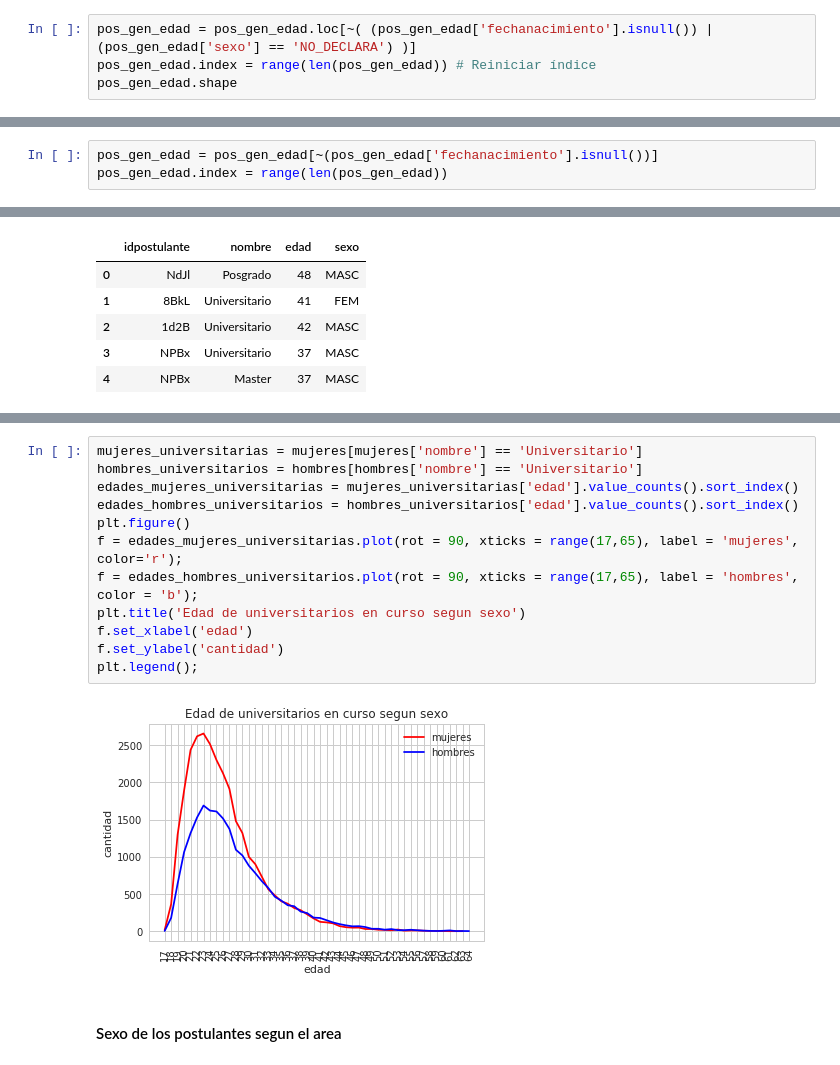
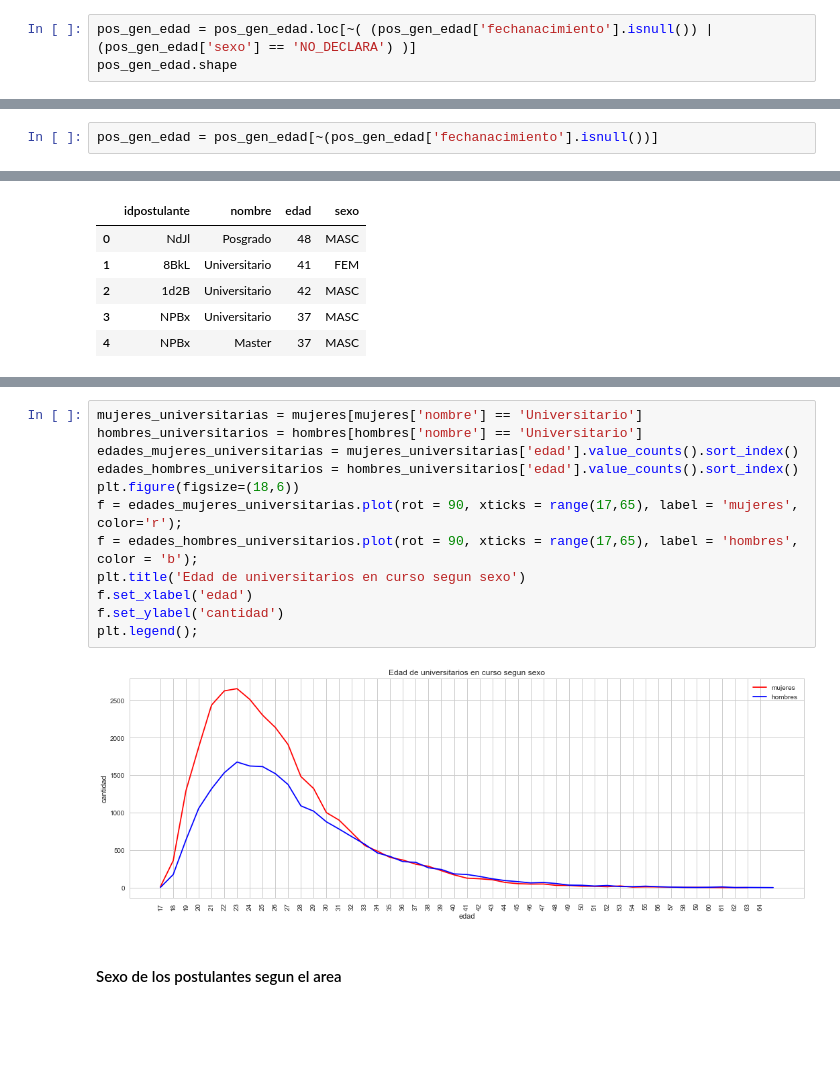
Before and after one commit to FrancoLiberali/tp1-orga-datos-1c2018, a Jupyter notebook: AnalisisExplorario.ipynb, the cells around one changed output, grey strips where cells are left out. Saved outputs shown, nothing was run; the diff lists cells and outputs as text; blank space fills up the shorter version.

```diff
--- a/AnalisisExplorario.ipynb
+++ b/AnalisisExplorario.ipynb
@@ -140,7 +140,6 @@ Registros incompletos: 1072 (0.01 %)
 Como podemos ver, hay algunos registros vacíos y algunos registros incompletos. Ya que estos registros solamente el 0,3 % de los datos procedemos a eliminarlos.
 # %%
 pos_gen_edad = pos_gen_edad.loc[~( (pos_gen_edad['fechanacimiento'].isnull()) | (pos_gen_edad['sexo'] == 'NO_DECLARA') )]
-pos_gen_edad.index = range(len(pos_gen_edad)) # Reiniciar índice
 pos_gen_edad.shape
 # %% [output]
 (195693, 3)
@@ -164,7 +163,6 @@ memory usage: 3.2+ MB
 Observamos que hay 7 registros que luego de ser convertidos a fecha dieron como resultado null. Esto puede haberse debido a que la fecha estaba en formato incorrecto u otro error. Nuevamente son muy pocos registros por lo que procederemos a eliminarlos.
 # %%
 pos_gen_edad = pos_gen_edad[~(pos_gen_edad['fechanacimiento'].isnull())]
-pos_gen_edad.index = range(len(pos_gen_edad))
 # %%
 pos_gen_edad.info()
 # %% [output]
@@ -770,17 +728,17 @@ g.set_xticklabels(g.get_xticklabels(), rotation = 45);
 # %%
 mujeres_universitarias = mujeres[mujeres['nombre'] == 'Universitario']
 hombres_universitarios = hombres[hombres['nombre'] == 'Universitario']
 edades_mujeres_universitarias = mujeres_universitarias['edad'].value_counts().sort_index()
 edades_hombres_universitarios = hombres_universitarios['edad'].value_counts().sort_index()
-plt.figure()
+plt.figure(figsize=(18,6))
 f = edades_mujeres_universitarias.plot(rot = 90, xticks = range(17,65), label = 'mujeres', color='r');
 f = edades_hombres_universitarios.plot(rot = 90, xticks = range(17,65), label = 'hombres', color = 'b');
 plt.title('Edad de universitarios en curso segun sexo')
 f.set_xlabel('edad')
 f.set_ylabel('cantidad')
 plt.legend();
 # %% [output]
-[figure, old version]
+[figure, new version]
 # %% [markdown]
 #### Sexo de los postulantes segun el area
 # %%
```
Also changed, not shown: parts of 61 cells of this notebook.
